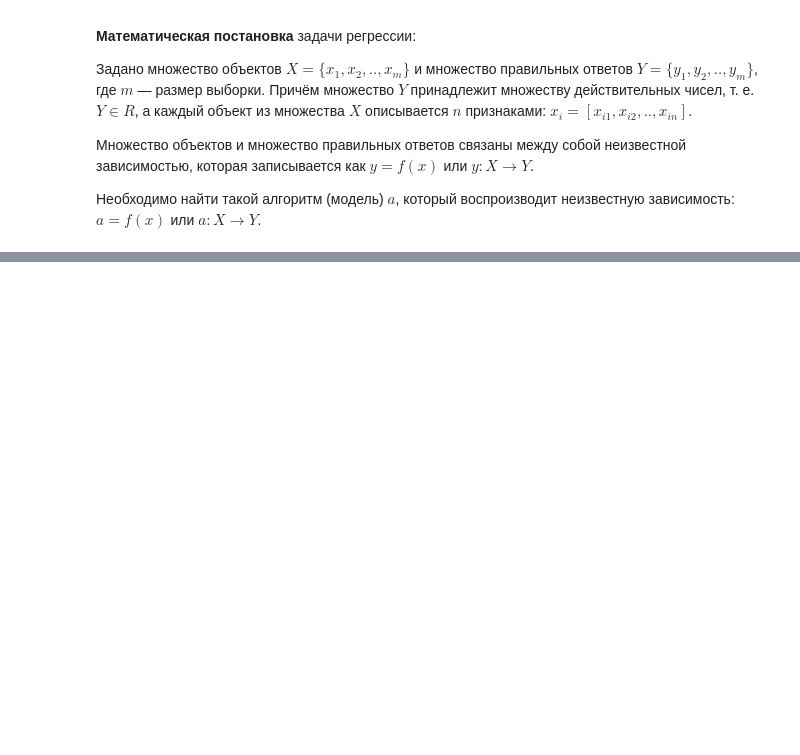
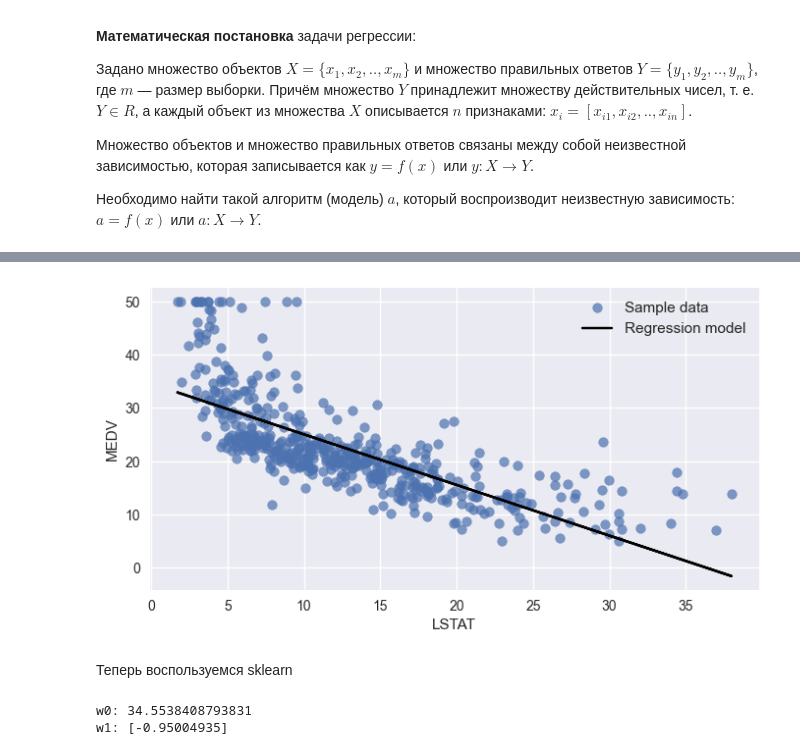
Before and after one commit to MazepaYuliya/SF_DS_3_0, a Jupyter notebook: ML_/regression.ipynb, the cells around one changed output, grey strips where cells are left out. Cells and saved outputs as stored; diff of their text form; code cells hidden in the pictures; blank space fills up the shorter version.

Commit message:
added regression

```diff
--- a/ML_/regression.ipynb
+++ b/ML_/regression.ipynb
@@ -60,0 +314,4 @@ k и b - параметры линейной регрессии
+# %%
+X = boston_data[['LSTAT']] #матрица наблюдений
+y = boston_data['MEDV'] #вектор правильных ответов
+X.head()
@@ -60,0 +329,19 @@ k и b - параметры линейной регрессии
+# %%
+def linear_regression(X, y):
+    #Создаём вектор из единиц
+    ones = np.ones(X.shape[0])
+    #Добавляем вектор к таблице первым столбцом
+    X = np.column_stack([ones, X])
+    #Вычисляем обратную матрицу Q
+    Q = np.linalg.inv(X.T @ X)
+    #Вычисляем вектор коэффициентов
+    w = Q @ X.T @ y
+    return w
+# %%
+#Вычисляем параметры линейной регрессии
+w = linear_regression(X, y)
+#Выводим вычисленные значения параметров в виде вектора
+print('Vector w: {}'.format(w))
+#Выводим параметры с точностью до двух знаков после запятой
+print('w0: {:.2f}'.format(w[0]))
+print('w1: {:.2f}'.format(w[1]))
@@ -60,0 +360,17 @@ k и b - параметры линейной регрессии
+# %%
+def plot_regression_2d(X, y_true, y_predict, xlabel='LSTAT', ylabel='MEDV'):
+    fig, ax = plt.subplots(figsize=(8, 4)) #фигура + координатная плоскость
+    ax.scatter(X, y_true, alpha=0.7, label='Sample data') #диаграмма рассеяния
+    ax.plot(X, y_predict, color='black', label='Regression model') #линейный график
+    ax.set_xlabel(xlabel) #название оси абсцисс
+    ax.set_ylabel(ylabel) #название оси ординат
+    ax.legend(facecolor='white', fontsize=11) #легенда
+# %%
+#Делаем предсказание для всех объектов из таблицы
+y_predict = w[0] + w[1] * X
+#Строим визуализацию
+plot_regression_2d(X, y, y_predict)
+# %% [output]
+[figure, added]
+# %% [markdown]
+Теперь воспользуемся sklearn
@@ -60,0 +379,11 @@ k и b - параметры линейной регрессии
+# %%
+#Создаём объект класса LinearRegression
+lr_lstat = linear_model.LinearRegression()
+#Обучаем модель — ищем параметры по МНК
+lr_lstat.fit(X, y)
+
+print('w0: {}'.format(lr_lstat.intercept_)) #свободный член w0
+print('w1: {}'.format(lr_lstat.coef_)) #остальные параметры модели w1, w2, ..., wm
+# %% [output]
+w0: 34.5538408793831
+w1: [-0.95004935]
```
Also changed, not shown: parts of 69 cells of this notebook, 4 other files.
